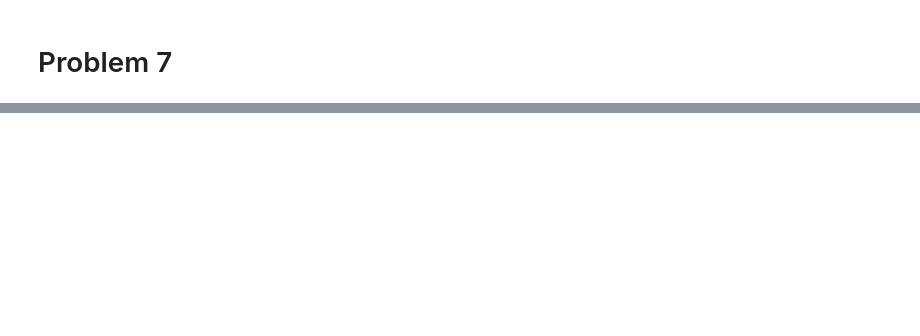
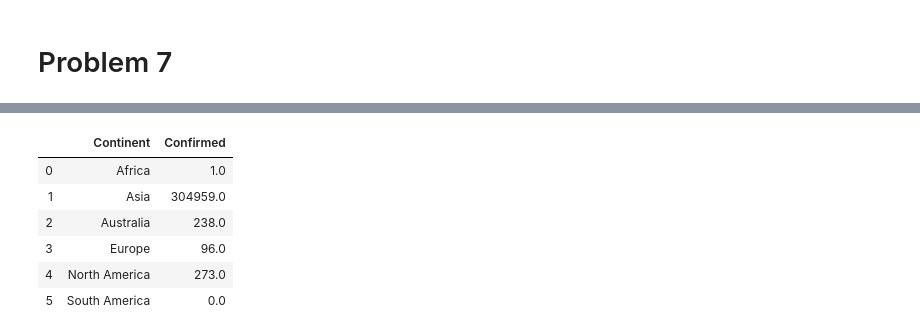
Before and after one commit to vap38/CS301, a Jupyter notebook: Homework-04.ipynb, the cells around one changed output, grey strips where cells are left out. Saved outputs shown, nothing was run; the diff lists cells and outputs as text; code cells hidden in the pictures; blank space fills up the shorter version.

```diff
--- a/Homework-04.ipynb
+++ b/Homework-04.ipynb
@@ -176,0 +174,12 @@ my_df['Continent'] =my_df['Country/Region'].apply(get_continent)
+# %%
+c = my_df.groupby('Continent',as_index=False)["Confirmed"].sum()
+# %%
+c
+# %% [output]
+|  | Continent | Confirmed |
+| 0 | Africa | 1.0 |
+| 1 | Asia | 304959.0 |
+| 2 | Australia | 238.0 |
+| 3 | Europe | 96.0 |
+| 4 | North America | 273.0 |
+| 5 | South America | 0.0 |
```
Also changed, not shown: parts of 7 cells of this notebook.
